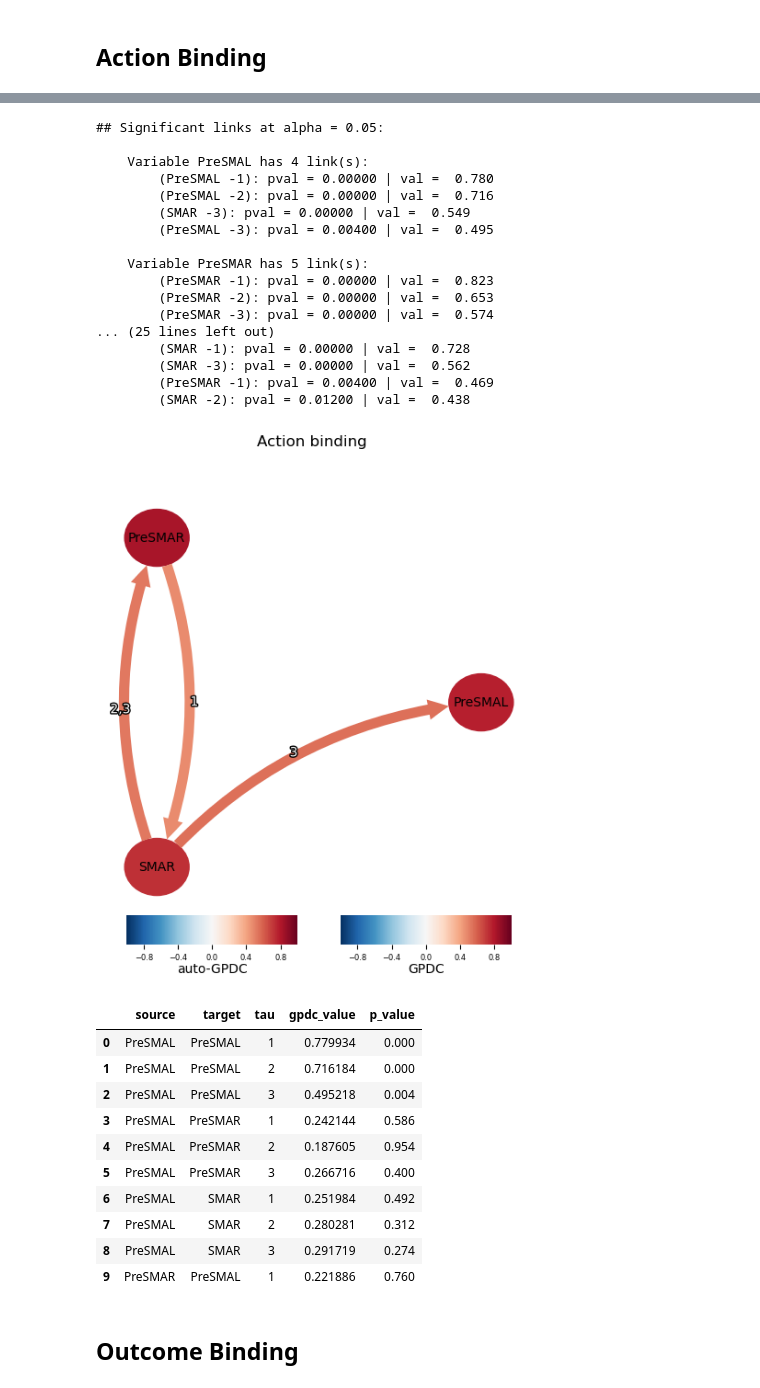
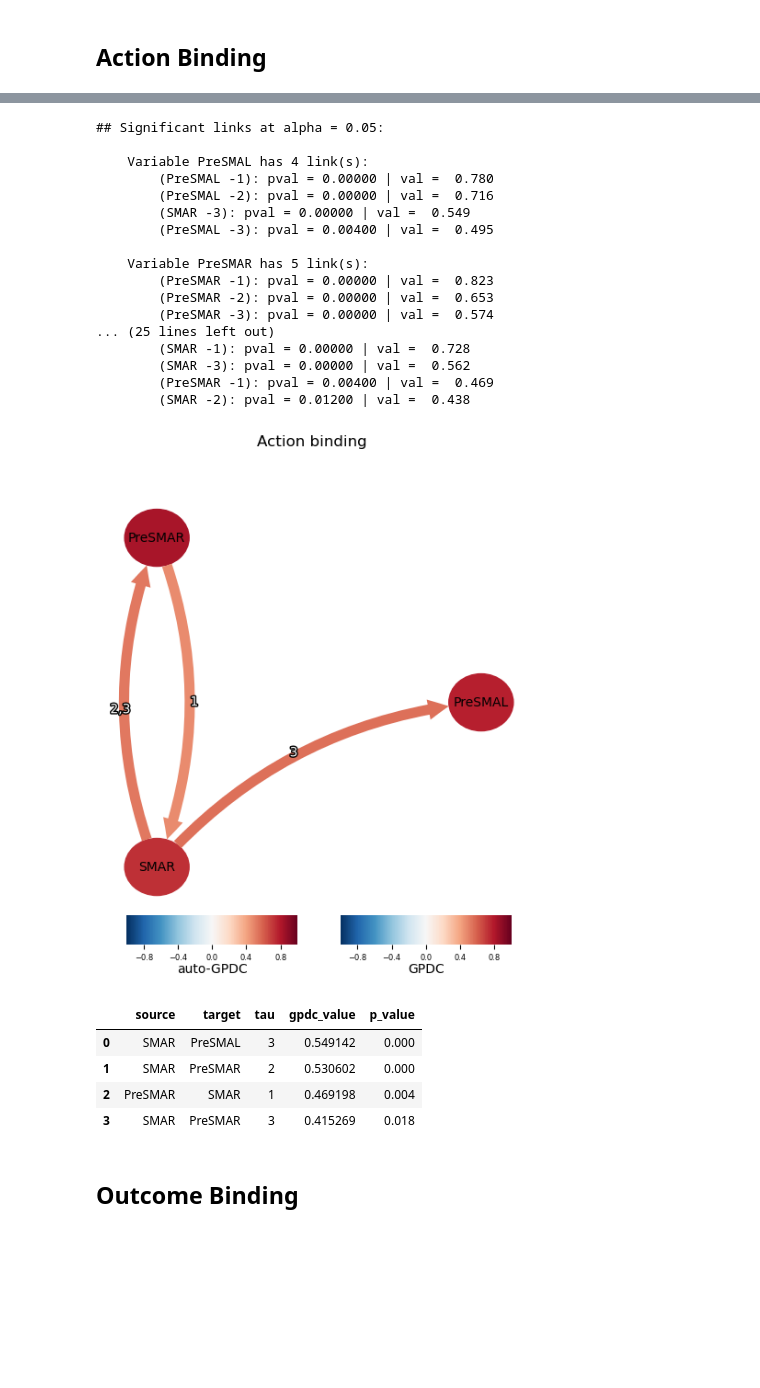
Before and after one commit to qwwang13/Dual-neural-pathways-for-agency, a Jupyter notebook: analysis/04_network/04_network.ipynb, the cells around one changed output, grey strips where cells are left out. Cells and saved outputs as stored; diff of their text form; code cells hidden in the pictures; blank space fills up the shorter version.

```diff
--- a/analysis/04_network/04_network.ipynb
+++ b/analysis/04_network/04_network.ipynb
@@ -39,7 +39,14 @@ results = run_pcmci_gpdc(
 
 df_long = results_to_long_df(results, regions, tau_min=1, tau_max=3)
 df_long.to_csv(RES_DIR / "action_binding.csv", index=False)
-df_long.head(10)
+
+df_sig = (
+    df_long
+    .query("source != target and p_value < 0.05")
+    .sort_values(["p_value", "target", "source", "tau"])
+    .reset_index(drop=True)
+)
+df_sig
 # %% [output]
 [Action binding] tau_max=3
 
@@ -50,43 +57,37 @@ df_long.head(10)
 Parameters:
 independence test = gp_dc
 tau_min = 1
 tau_max = 3
 pc_alpha = [0.05]
 max_conds_dim = None
 ... (26 lines left out)
 tau_min = 1
 tau_max = 3
 max_conds_py = None
 max_conds_px = None
 ## Significant links at alpha = 0.05:
 
     Variable PreSMAL has 4 link(s):
         (PreSMAL -1): pval = 0.00000 | val =  0.780
         (PreSMAL -2): pval = 0.00000 | val =  0.716
         (SMAR -3): pval = 0.00000 | val =  0.549
         (PreSMAL -3): pval = 0.00400 | val =  0.495
 
     Variable PreSMAR has 5 link(s):
         (PreSMAR -1): pval = 0.00000 | val =  0.823
         (PreSMAR -2): pval = 0.00000 | val =  0.653
         (PreSMAR -3): pval = 0.00000 | val =  0.574
 ... (25 lines left out)
         (SMAR -1): pval = 0.00000 | val =  0.728
         (SMAR -3): pval = 0.00000 | val =  0.562
         (PreSMAR -1): pval = 0.00400 | val =  0.469
         (SMAR -2): pval = 0.01200 | val =  0.438
 [figure]
 |  | source | target | tau | gpdc_value | p_value |
-| 0 | PreSMAL | PreSMAL | 1 | 0.779934 | 0.000 |
-| 1 | PreSMAL | PreSMAL | 2 | 0.716184 | 0.000 |
-| 2 | PreSMAL | PreSMAL | 3 | 0.495218 | 0.004 |
-| 3 | PreSMAL | PreSMAR | 1 | 0.242144 | 0.586 |
-| 4 | PreSMAL | PreSMAR | 2 | 0.187605 | 0.954 |
-| 5 | PreSMAL | PreSMAR | 3 | 0.266716 | 0.400 |
-| 6 | PreSMAL | SMAR | 1 | 0.251984 | 0.492 |
-| 7 | PreSMAL | SMAR | 2 | 0.280281 | 0.312 |
-| 8 | PreSMAL | SMAR | 3 | 0.291719 | 0.274 |
-| 9 | PreSMAR | PreSMAL | 1 | 0.221886 | 0.760 |
+| 0 | SMAR | PreSMAL | 3 | 0.549142 | 0.000 |
+| 1 | SMAR | PreSMAR | 2 | 0.530602 | 0.000 |
+| 2 | PreSMAR | SMAR | 1 | 0.469198 | 0.004 |
+| 3 | SMAR | PreSMAR | 3 | 0.415269 | 0.018 |
 # %% [markdown]
 ## Outcome Binding
 # %%
```
Also changed, not shown: parts of 2 cells of this notebook, 53 other files.
